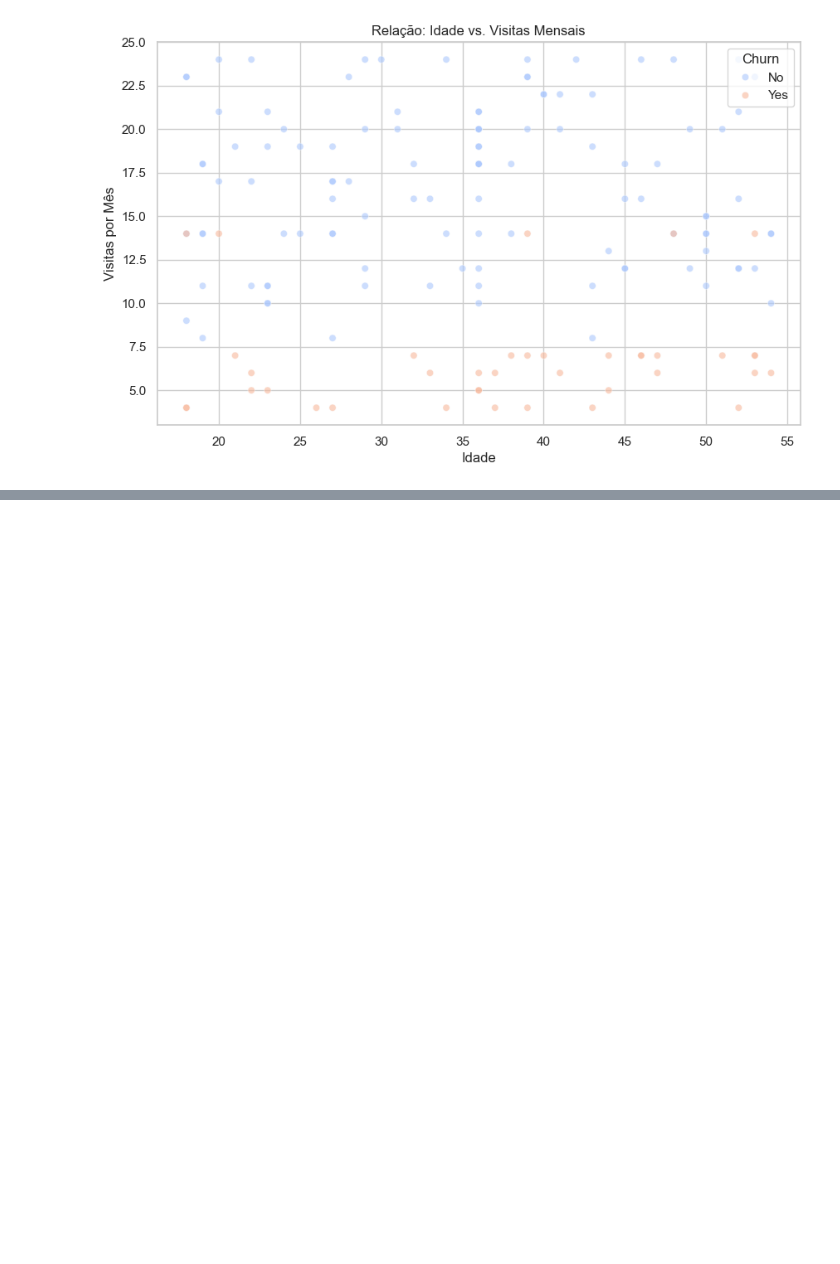
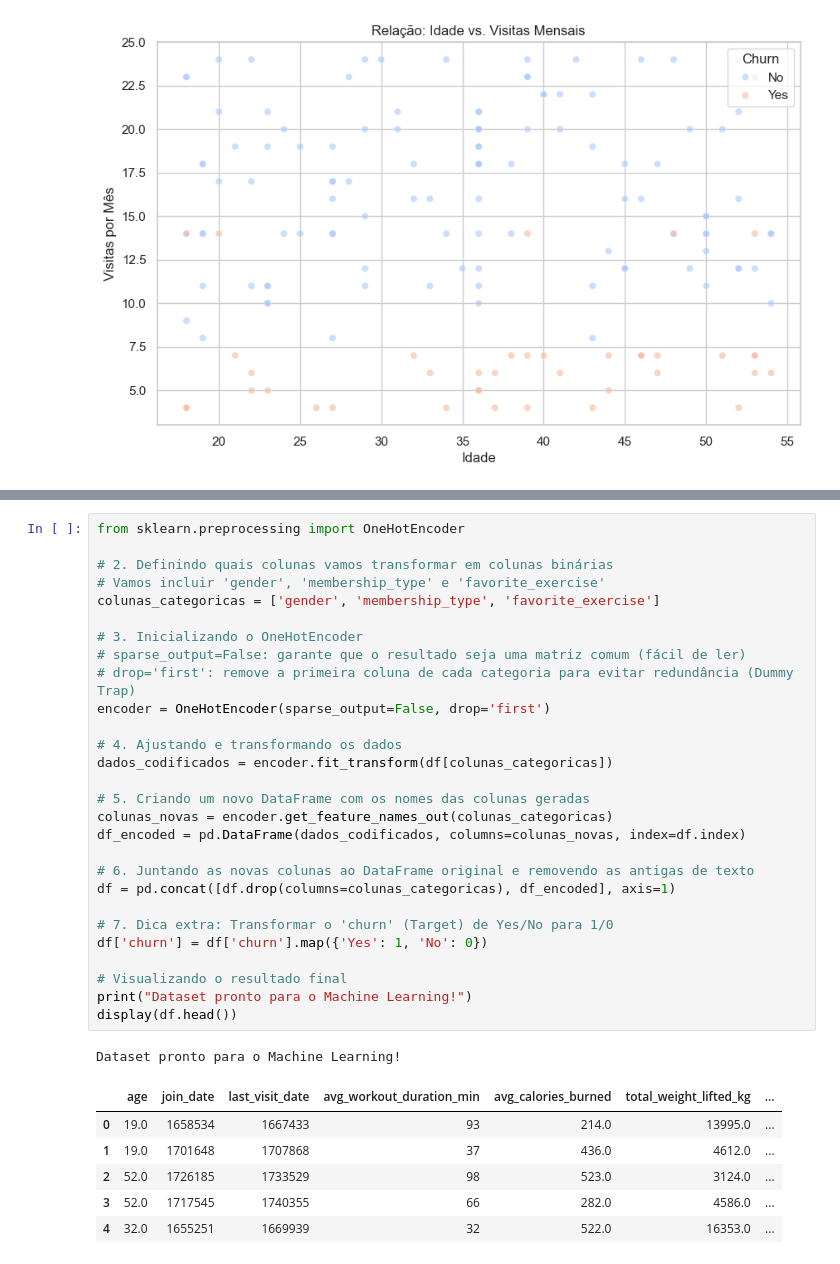
Before and after one commit to rafaelaugusto28/projeto_churn_academia, a Jupyter notebook: notebooks/previsao_churn_academia.ipynb, the cells around one changed output, grey strips where cells are left out. Drawn from its saved outputs; the diff is of its cells as text; blank space fills up the shorter version.

Commit message:
mudando as colunas para numericas e dividindo os dados para treinar o modelo

```diff
--- a/notebooks/previsao_churn_academia.ipynb
+++ b/notebooks/previsao_churn_academia.ipynb
@@ -219,0 +252,36 @@ plt.show()
+# %%
+from sklearn.preprocessing import OneHotEncoder
+
+# 2. Definindo quais colunas vamos transformar em colunas binárias
+# Vamos incluir 'gender', 'membership_type' e 'favorite_exercise'
+colunas_categoricas = ['gender', 'membership_type', 'favorite_exercise']
+
+# 3. Inicializando o OneHotEncoder
+# sparse_output=False: garante que o resultado seja uma matriz comum (fácil de ler)
+# drop='first': remove a primeira coluna de cada categoria para evitar redundância (Dummy Trap)
+encoder = OneHotEncoder(sparse_output=False, drop='first')
+
+# 4. Ajustando e transformando os dados
+dados_codificados = encoder.fit_transform(df[colunas_categoricas])
+
+# 5. Criando um novo DataFrame com os nomes das colunas geradas
+colunas_novas = encoder.get_feature_names_out(colunas_categoricas)
+df_encoded = pd.DataFrame(dados_codificados, columns=colunas_novas, index=df.index)
+
+# 6. Juntando as novas colunas ao DataFrame original e removendo as antigas de texto
+df = pd.concat([df.drop(columns=colunas_categoricas), df_encoded], axis=1)
+
+# 7. Dica extra: Transformar o 'churn' (Target) de Yes/No para 1/0
+df['churn'] = df['churn'].map({'Yes': 1, 'No': 0})
+
+# Visualizando o resultado final
+print("Dataset pronto para o Machine Learning!")
+display(df.head())
+# %% [output]
+Dataset pronto para o Machine Learning!
+|  | age | join_date | last_visit_date | avg_workout_duration_min | avg_calories_burned | total_weight_lifted_kg | ... |
+| 0 | 19.0 | 1658534 | 1667433 | 93 | 214.0 | 13995.0 | ... |
+| 1 | 19.0 | 1701648 | 1707868 | 37 | 436.0 | 4612.0 | ... |
+| 2 | 52.0 | 1726185 | 1733529 | 98 | 523.0 | 3124.0 | ... |
+| 3 | 52.0 | 1717545 | 1740355 | 66 | 282.0 | 4586.0 | ... |
+| 4 | 32.0 | 1655251 | 1669939 | 32 | 522.0 | 16353.0 | ... |
```
Also changed, not shown: parts of 4 cells of this notebook.
